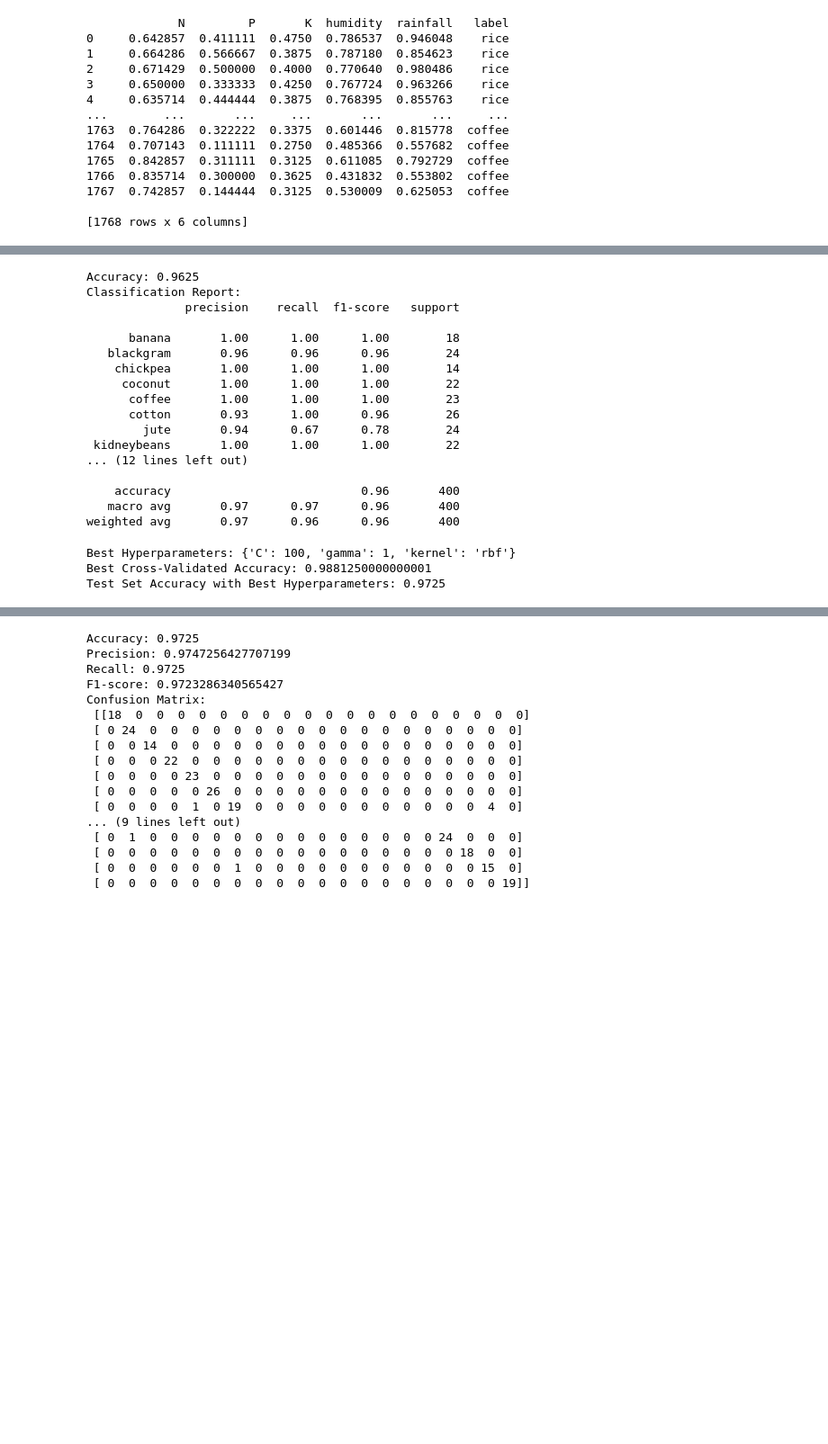
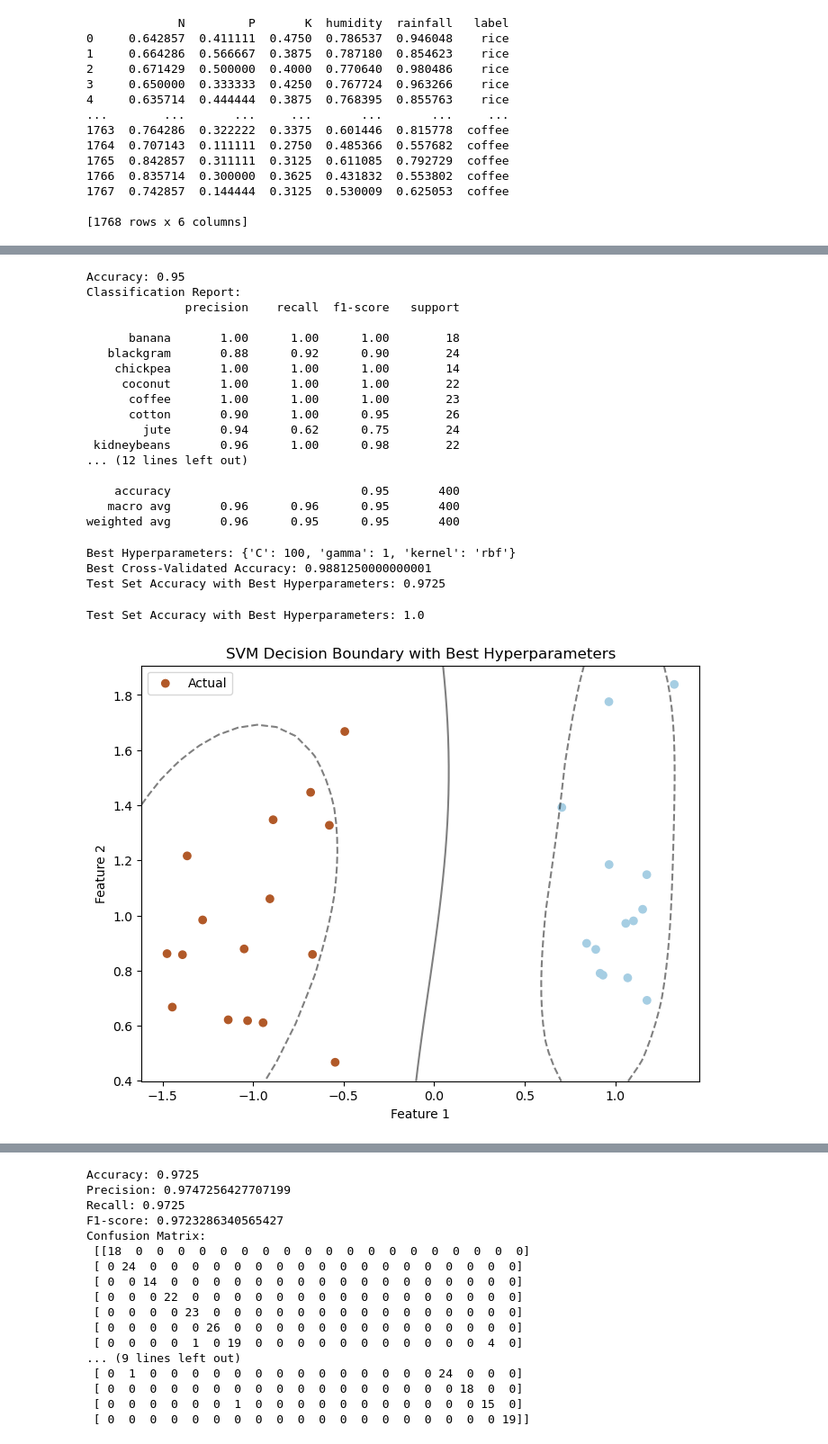
Before and after one commit to SimranRao17/dataMining, a Jupyter notebook: svm-Copy3.ipynb, the cells around one changed output, grey strips where cells are left out. Shown at 90% size. Drawn from its saved outputs; the diff is of its cells as text; code cells hidden in the pictures; blank space fills up the shorter version.

```diff
--- a/svm-Copy3.ipynb
+++ b/svm-Copy3.ipynb
@@ -317,7 +354,7 @@ from sklearn.metrics import accuracy_score, classification_report
 X_train, X_test, y_train, y_test = train_test_split(X_resampled, y_resampled, test_size=0.2, random_state=42)
 
 # Create an SVM classifier
-svm_classifier = SVC(kernel='rbf', random_state=42)
+svm_classifier = SVC(kernel='linear', random_state=42)
 
 # Train the SVM classifier
 svm_classifier.fit(X_train, y_train)
@@ -333,23 +370,23 @@ print("Accuracy:", accuracy)
 print("Classification Report:")
 print(classification_report(y_test, y_pred))
 # %% [output]
-Accuracy: 0.9625
+Accuracy: 0.95
 Classification Report:
               precision    recall  f1-score   support
 
       banana       1.00      1.00      1.00        18
-   blackgram       0.96      0.96      0.96        24
+   blackgram       0.88      0.92      0.90        24
     chickpea       1.00      1.00      1.00        14
      coconut       1.00      1.00      1.00        22
       coffee       1.00      1.00      1.00        23
-      cotton       0.93      1.00      0.96        26
-        jute       0.94      0.67      0.78        24
- kidneybeans       1.00      1.00      1.00        22
+      cotton       0.90      1.00      0.95        26
+        jute       0.94      0.62      0.75        24
+ kidneybeans       0.96      1.00      0.98        22
 ... (12 lines left out)
 
-    accuracy                           0.96       400
-   macro avg       0.97      0.97      0.96       400
-weighted avg       0.97      0.96      0.96       400
+    accuracy                           0.95       400
+   macro avg       0.96      0.96      0.95       400
+weighted avg       0.96      0.95      0.95       400
 # %%
 from sklearn.model_selection import GridSearchCV
 from sklearn.svm import SVC
@@ -387,3 +425,56 @@ print("Test Set Accuracy with Best Hyperparameters:", accuracy)
 Best Hyperparameters: {'C': 100, 'gamma': 1, 'kernel': 'rbf'}
 Best Cross-Validated Accuracy: 0.9881250000000001
 Test Set Accuracy with Best Hyperparameters: 0.9725
+# %%
+import numpy as np
+import matplotlib.pyplot as plt
+from sklearn.metrics import accuracy_score
+from sklearn.model_selection import train_test_split
+from sklearn.svm import SVC
+
+# Assuming X_train, X_test, y_train, y_test are your training and testing data
+
+# Define the SVM classifier with the best hyperparameters
+best_model = SVC(**best_params, random_state=42)
+
+# Train the best model on the training data
+best_model.fit(X_train, y_train)
+
+# Make predictions on the test set
+y_pred = best_model.predict(X_test)
+
+# Calculate accuracy
+accuracy = accuracy_score(y_test, y_pred)
+print("Test Set Accuracy with Best Hyperparameters:", accuracy)
+
+# Plot decision boundary and data points
+plt.figure(figsize=(8, 6))
+
+# Plot data points
+plt.scatter(X_test[:, 0], X_test[:, 1], c=y_test, cmap=plt.cm.Paired, label='Actual')
+
+# Plot decision boundary
+ax = plt.gca()
+xlim = ax.get_xlim()
+ylim = ax.get_ylim()
+
+# Create grid to evaluate model
+xx = np.linspace(xlim[0], xlim[1], 30)
+yy = np.linspace(ylim[0], ylim[1], 30)
+YY, XX = np.meshgrid(yy, xx)
+xy = np.vstack([XX.ravel(), YY.ravel()]).T
+Z = best_model.decision_function(xy).reshape(XX.shape)
+
+# Plot decision boundary and margins
+ax.contour(XX, YY, Z, colors='k', levels=[-1, 0, 1], alpha=0.5,
+           linestyles=['--', '-', '--'])
+
+plt.xlabel('Feature 1')
+plt.ylabel('Feature 2')
+plt.title('SVM Decision Boundary with Best Hyperparameters')
+plt.legend()
+
+plt.show()
+# %% [output]
+Test Set Accuracy with Best Hyperparameters: 1.0
+[figure, added]
```
Also changed, not shown: parts of 8 cells of this notebook.
